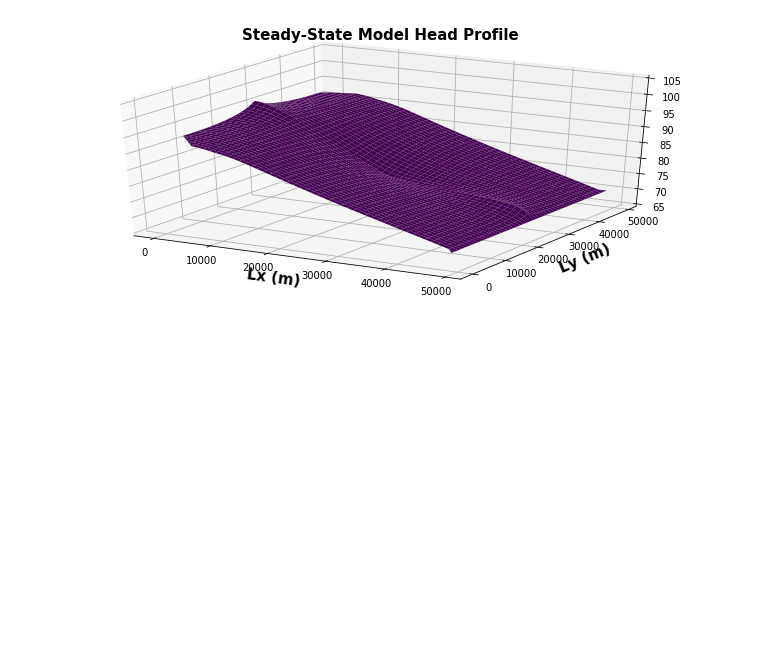
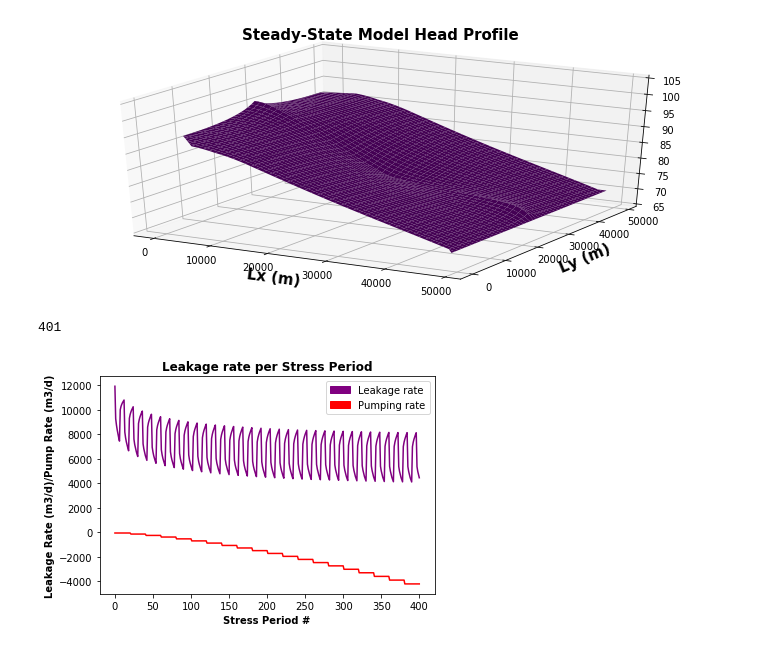
Before and after one commit to groundwater-modeling-Spring2020/Aguaseca_Project, a Jupyter notebook: Scenarios/Scenario4_Rachel-Dave.ipynb, the cells around one changed output. Cells and saved outputs as stored; diff of their text form; code cells hidden in the pictures; blank space fills up the shorter version.

```diff
--- a/Scenarios/Scenario4_Rachel-Dave.ipynb
+++ b/Scenarios/Scenario4_Rachel-Dave.ipynb
@@ -259,7 +333,7 @@ well4 location(layer, col, row) 13 38
 sp_peryr = 2   #number of seasons (with and wihtout ET. April-Sept and Oct-Mar)
 sp1_len = 180  #sp lengths
 sp2_len = 180
-sim_years = 235
+sim_years = 200
 nper = int(sp_peryr*sim_years + 1)
 
 #setup the steady state array
@@ -312,7 +386,7 @@ for p in range(0,nper):    #loop over stress periods
 #
 wel_spd = {0: well}
 
-burn = 71 #35 years plus 1
+burn = 0 #35 years plus 1
 decade = 1
 pump = 47
 
@@ -757,3 +772,49 @@ ax.set_title('Steady-State Model Head Profile', fontsize=15, fontweight='bold')
 plt.show(surf)
 # %% [output]
 [figure]
+# %%
+import matplotlib.patches as mpatches
+
+x_list=list(range(401))
+leakage_sum = []
+for sp in range(nper):
+    #sum = (leakage['sp%s'%(sp)][0].q)
+    sum1 = leakage['sp%s'%(sp)][0].q.sum()
+    leakage_sum.append(sum1)
+print(len(leakage_sum))
+leakage_sum
+
+
+pump_list = []
+for sp in range(401):
+        pump = wel_spd[sp][3]
+        pump_list.append(pump)
+
+
+#print(len(pump_list))
+#print(pump_list)
+#print(len(leakage_gaps))
+
+
+plt.subplot(1, 1, 1)
+plt.title("Pumping rate per Stress Period",fontweight='bold')
+plt.xlabel('Stress Period #',fontweight='bold')
+plt.ylabel('Pump Rate (m3/d)',fontweight='bold')
+plt.plot(x_list, pump_list, 'b-', color="red") #plot the time series with points at each record
+plt.savefig('pumprate.png')
+#plt.show()
+
+
+plt.subplot(1, 1, 1)
+plt.title("Leakage rate per Stress Period",fontweight='bold')
+plt.xlabel('Stress Period #',fontweight='bold')
+plt.ylabel('Leakage Rate (m3/d)/Pump Rate (m3/d)',fontweight='bold')
+plt.plot(x_list, leakage_sum, 'b-', color="purple") #plot the time series with points at each record
+purple_patch = mpatches.Patch(color='purple', label='Leakage rate')
+red_patch = mpatches.Patch(color='red', label='Pumping rate')
+plt.legend(handles=[purple_patch, red_patch])
+plt.savefig('leakrate.png', dpi=500)
+#plt.show()
+# %% [output]
+401
+[figure, added]
```
Also changed, not shown: parts of 15 cells of this notebook, 17 other files.
